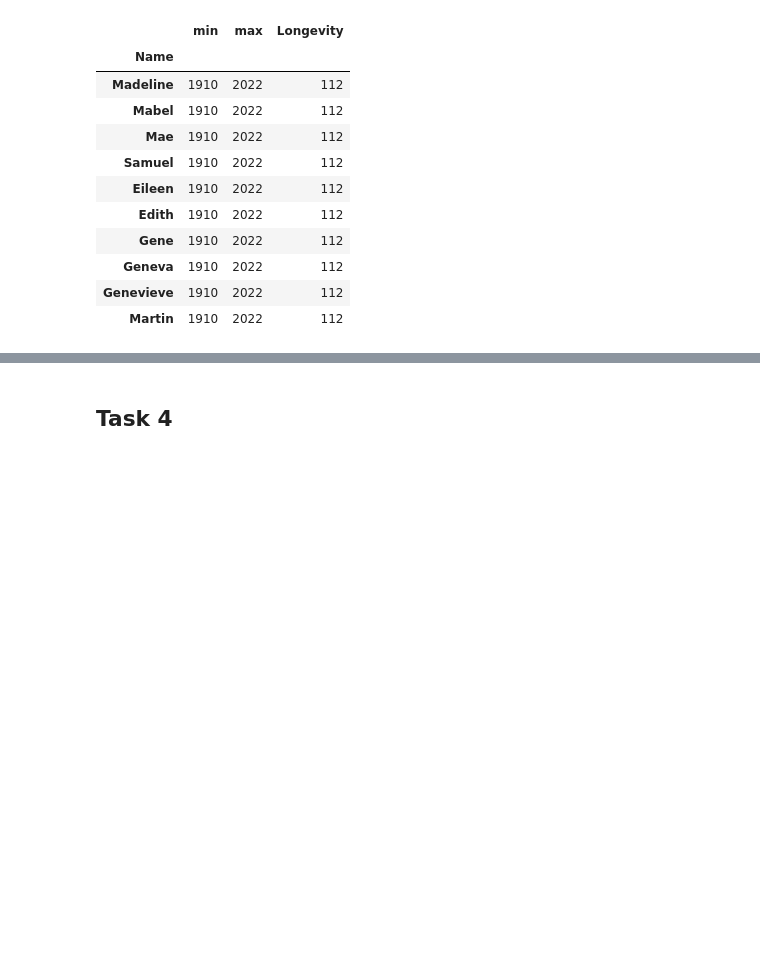
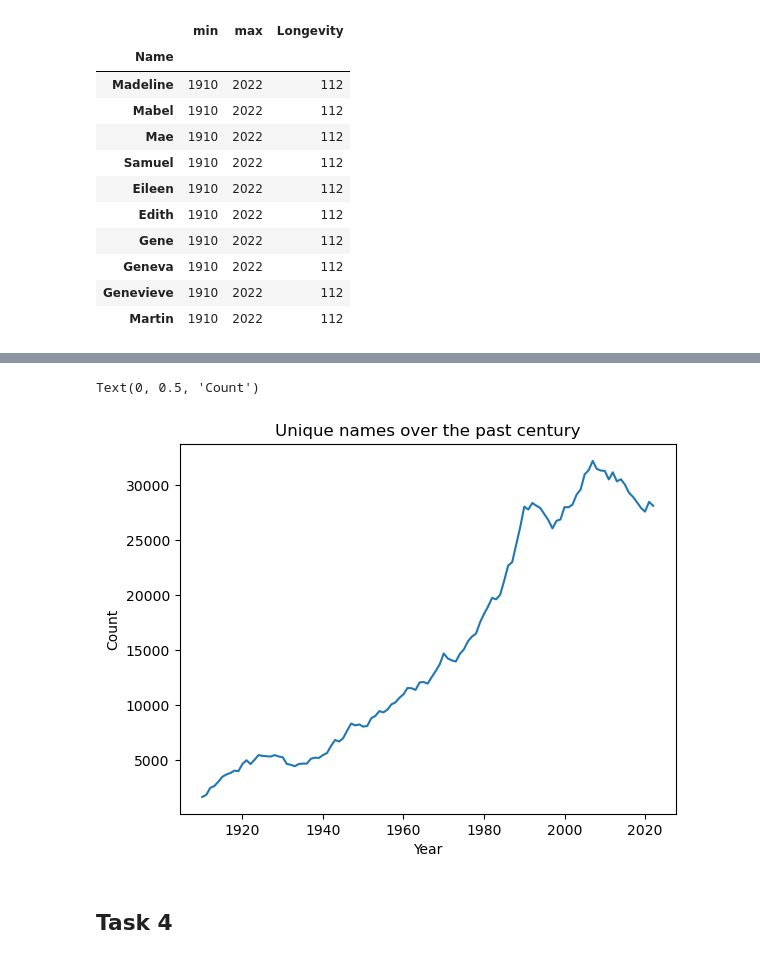
Before and after one commit to zaddle55/sp26-ds100-material, a Jupyter notebook: disc/disc02/disc02_groupwork_blank.ipynb, the cells around one changed output, grey strips where cells are left out. Saved outputs shown, nothing was run; the diff lists cells and outputs as text; code cells hidden in the pictures; blank space fills up the shorter version.

```diff
--- a/disc/disc02/disc02_groupwork_blank.ipynb
+++ b/disc/disc02/disc02_groupwork_blank.ipynb
@@ -85,5 +85,7 @@ This is what the resulting `Series` should look like:
 
 *Answer*:
 # %%
-b2 = babynames.groupby('Year').agg(pd.Series.str.startswith(('A', 'E', 'I', 'O', 'U')).mean())
+babynames['Vowel'] = babynames['Name'].str.startswith(('A', 'E', 'I', 'O', 'U'))
+b2 = babynames.groupby('Year')['Vowel'].agg('mean')
+b2
 # %% [output]
@@ -99,13 +113,17 @@ The resulting plot should look as follows:
 
 *Answer*:
 # %%
-names = ...
+b3 = babynames[babynames['Count'] < 15]
+names = b3.groupby('Year')['Count'].agg('sum')
 
 # NO NEED TO MODIFY
 plt.plot(names)
 plt.title('Unique names over the past century')
 plt.xlabel('Year')
 plt.ylabel('Count')
+# %% [output]
+Text(0, 0.5, 'Count')
+[figure, added]
 # %% [markdown]
 ## Task 4
 # %% [markdown]
```
Also changed, not shown: parts of 1 cell of this notebook.
